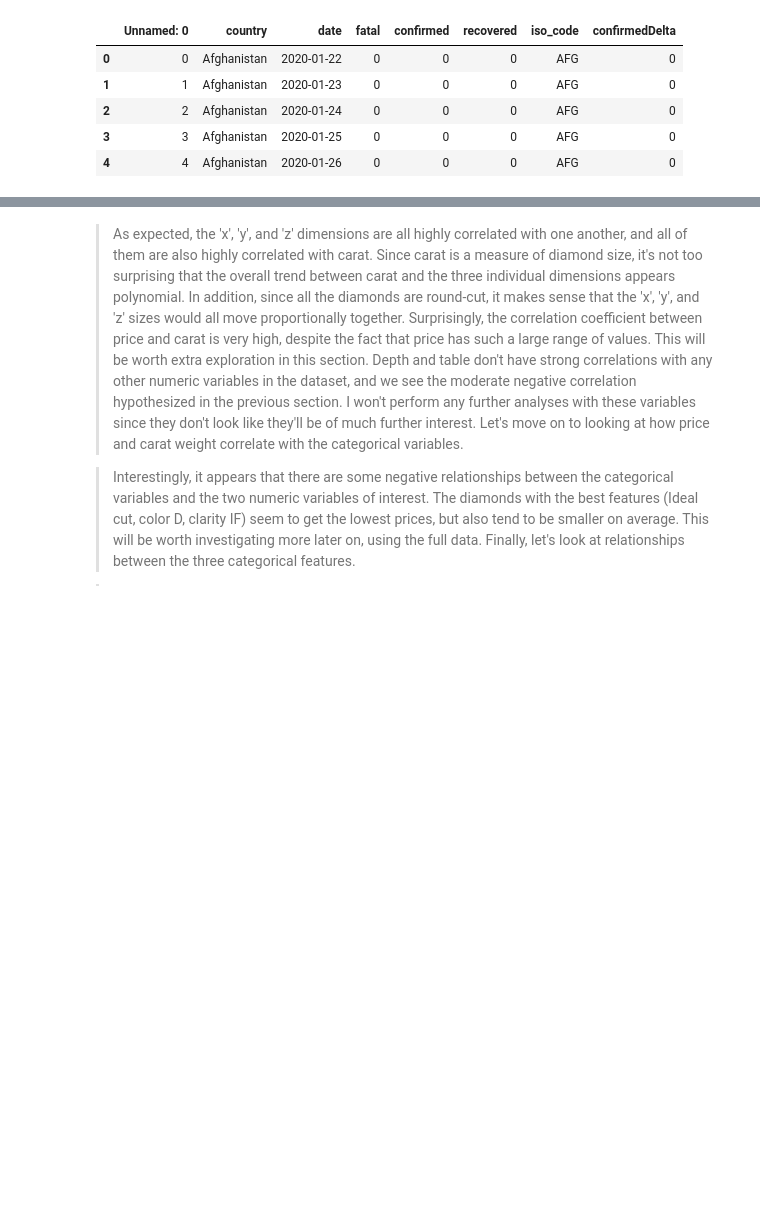
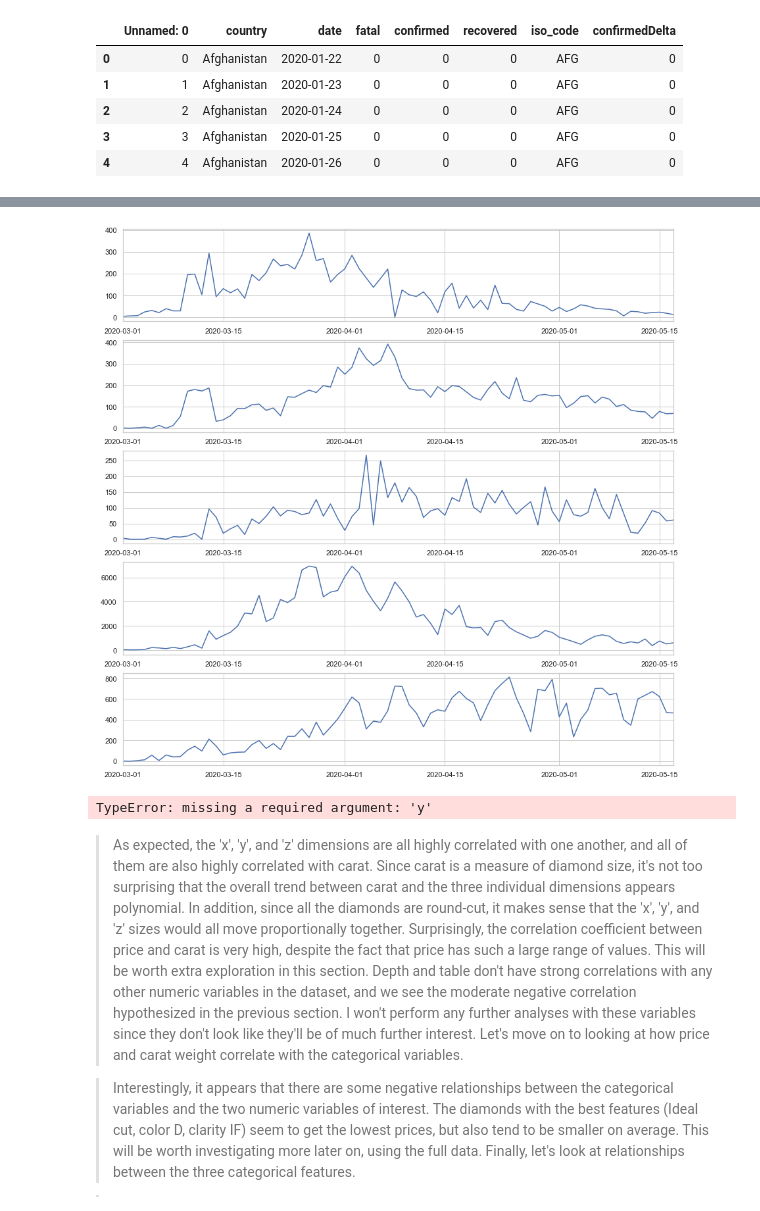
Before and after one commit to AtulSingh-Emyre/AnalysisCovid19, a Jupyter notebook: exploration_Covid19.ipynb, the cells around one changed output, grey strips where cells are left out. Drawn from its saved outputs; the diff is of its cells as text; code cells hidden in the pictures; blank space fills up the shorter version.

Commit message:
feat: Add plots for new infections over timer

```diff
--- a/exploration_Covid19.ipynb
+++ b/exploration_Covid19.ipynb
@@ -63,8 +63,12 @@ iso_code              object
 dtype: object
 # %%
 # Get dates of today and yesterday depending on day script is run
-today = pd.to_datetime(date.today())
-yesterday = pd.to_datetime(date.today() - timedelta(days=2))
+
+#today = pd.to_datetime(date.today())
+#yesterday = pd.to_datetime(date.today() - timedelta(days=3))
+
+# To not have changing graphs every day I will take May 18th as date
+dateSnapshot = pd.to_datetime('2020-05-17')
 # %% [markdown]
 ### Structure of your datasets
 
@@ -312,4 +324,6 @@ df_covidCases_Timeline.head()
 | 2 | 2 | Afghanistan | 2020-01-24 | 0 | 0 | 0 | AFG | 0 |
 | 3 | 3 | Afghanistan | 2020-01-25 | 0 | 0 | 0 | AFG | 0 |
 | 4 | 4 | Afghanistan | 2020-01-26 | 0 | 0 | 0 | AFG | 0 |
+# %%
+df_covidCases_Timeline = pd.merge(df_covidCases_Timeline, df_countryMetrics_Snapshot, on=['country'])
 # %%
@@ -382,0 +356,34 @@ plt.show()
+# %%
+# new confirmed cases per day
+
+fig, ax = plt.subplots(5, 1, figsize=(15,15))
+
+plt.subplot(5,1,1)
+plt.plot('date', 'deltaConfirmed', data=df_Norway)
+axes = plt.gca()
+axes.set_xlim([pd.to_datetime('2020-03-01'),dateSnapshot])
+
+plt.subplot(5,1,2)
+plt.plot('date', 'deltaConfirmed', data=df_Denmark)
+axes = plt.gca()
+axes.set_xlim([pd.to_datetime('2020-03-01'),dateSnapshot])
+
+plt.subplot(5,1,3)
+plt.plot('date', 'deltaConfirmed', data=df_Finland)
+axes = plt.gca()
+axes.set_xlim([pd.to_datetime('2020-03-01'),dateSnapshot])
+
+plt.subplot(5,1,4)
+plt.plot('date', 'deltaConfirmed', data=df_Germany)
+axes = plt.gca()
+axes.set_xlim([pd.to_datetime('2020-03-01'),dateSnapshot])
+
+plt.subplot(5,1,5)
+plt.plot('date', 'deltaConfirmed', data=df_Sweden)
+axes = plt.gca()
+axes.set_xlim([pd.to_datetime('2020-03-01'),dateSnapshot])
+
+
+plt.show()
+# %% [output]
+[figure, added]
@@ -383,3 +404,39 @@ plt.show()
+# %%
+# new confirmed cases per 1m people and day
+
+
+fig, ax = plt.subplots(5, 1, figsize=(15,15))
+
+plt.subplot(5,1,1)
+plt.plot('date', 'deltaConfirmedPer1M', data=df_Norway)
+axes = plt.gca()
+axes.set_xlim([pd.to_datetime('2020-03-01'),dateSnapshot])
+
+plt.subplot(5,1,2)
+plt.plot('date', 'deltaConfirmedPer1M', data=df_Denmark)
+axes = plt.gca()
+axes.set_xlim([pd.to_datetime('2020-03-01'),dateSnapshot])
+
+plt.subplot(5,1,3)
+plt.plot('date', 'deltaConfirmedPer1M', data=df_Finland)
+axes = plt.gca()
+axes.set_xlim([pd.to_datetime('2020-03-01'),dateSnapshot])
+
+plt.subplot(5,1,4)
+plt.plot('date', 'deltaConfirmedPer1M', data=df_Germany)
+axes = plt.gca()
+axes.set_xlim([pd.to_datetime('2020-03-01'),dateSnapshot])
+
+plt.subplot(5,1,5)
+plt.plot('date', 'deltaConfirmedPer1M', data=df_Sweden)
+axes = plt.gca()
+axes.set_xlim([pd.to_datetime('2020-03-01'),dateSnapshot])
+
+fig.text('Time', ha='center')
+
+plt.show()
+# %% [output]
+TypeError: missing a required argument: 'y'
 # %% [markdown]
 > As expected, the 'x', 'y', and 'z' dimensions are all highly correlated with one another, and all of them are also highly correlated with carat. Since carat is a measure of diamond size, it's not too surprising that the overall trend between carat and the three individual dimensions appears polynomial. In addition, since all the diamonds are round-cut, it makes sense that the 'x', 'y', and 'z' sizes would all move proportionally together.
 Surprisingly, the correlation coefficient between price and carat is very high, despite the fact that price has such a large range of values. This will be worth extra exploration in this section. Depth and table don't have strong correlations with any other numeric variables in the dataset, and we see the moderate negative correlation hypothesized in the previous section. I won't perform any further analyses with these variables since they don't look like they'll be of much further interest.
```
Also changed, not shown: parts of 8 cells of this notebook.
